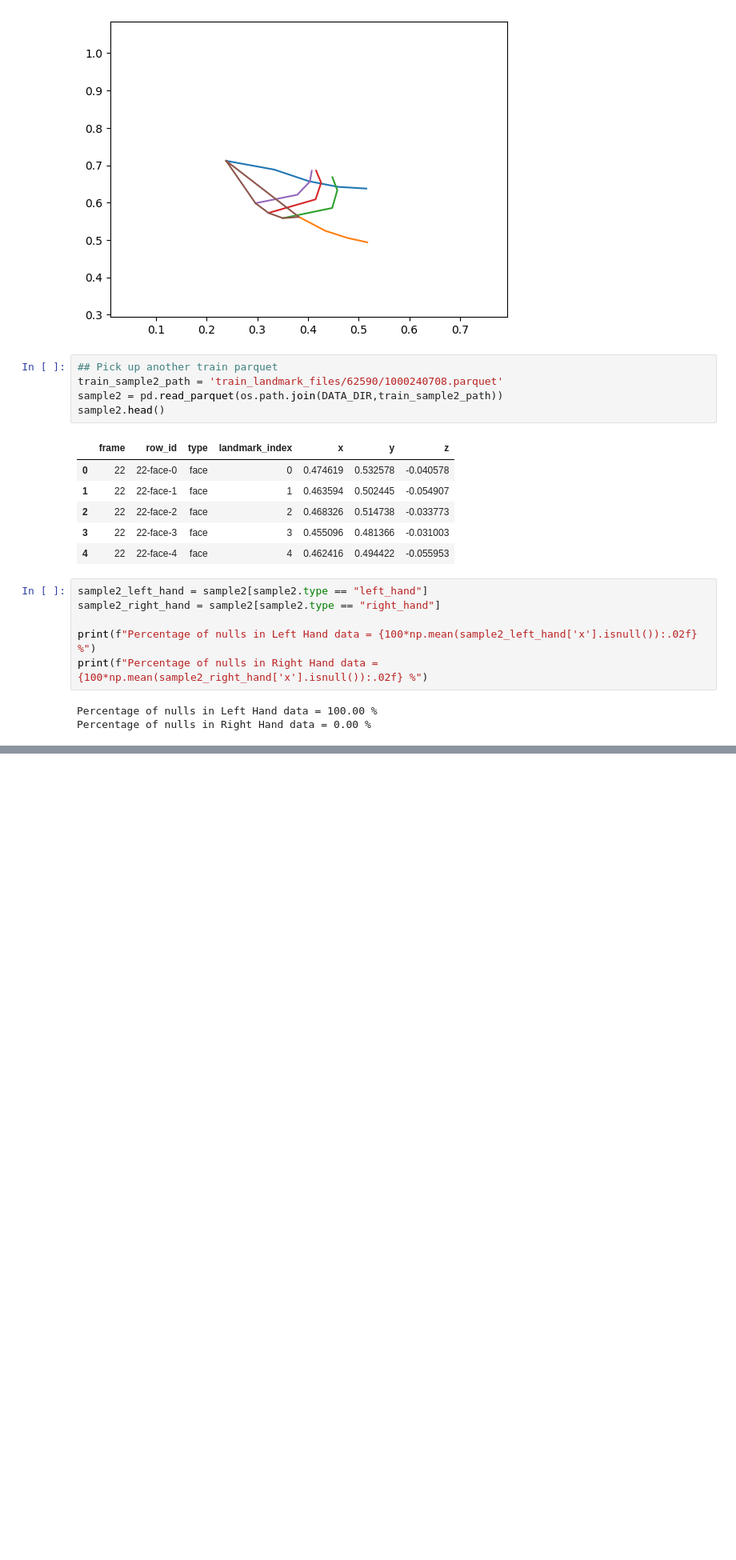
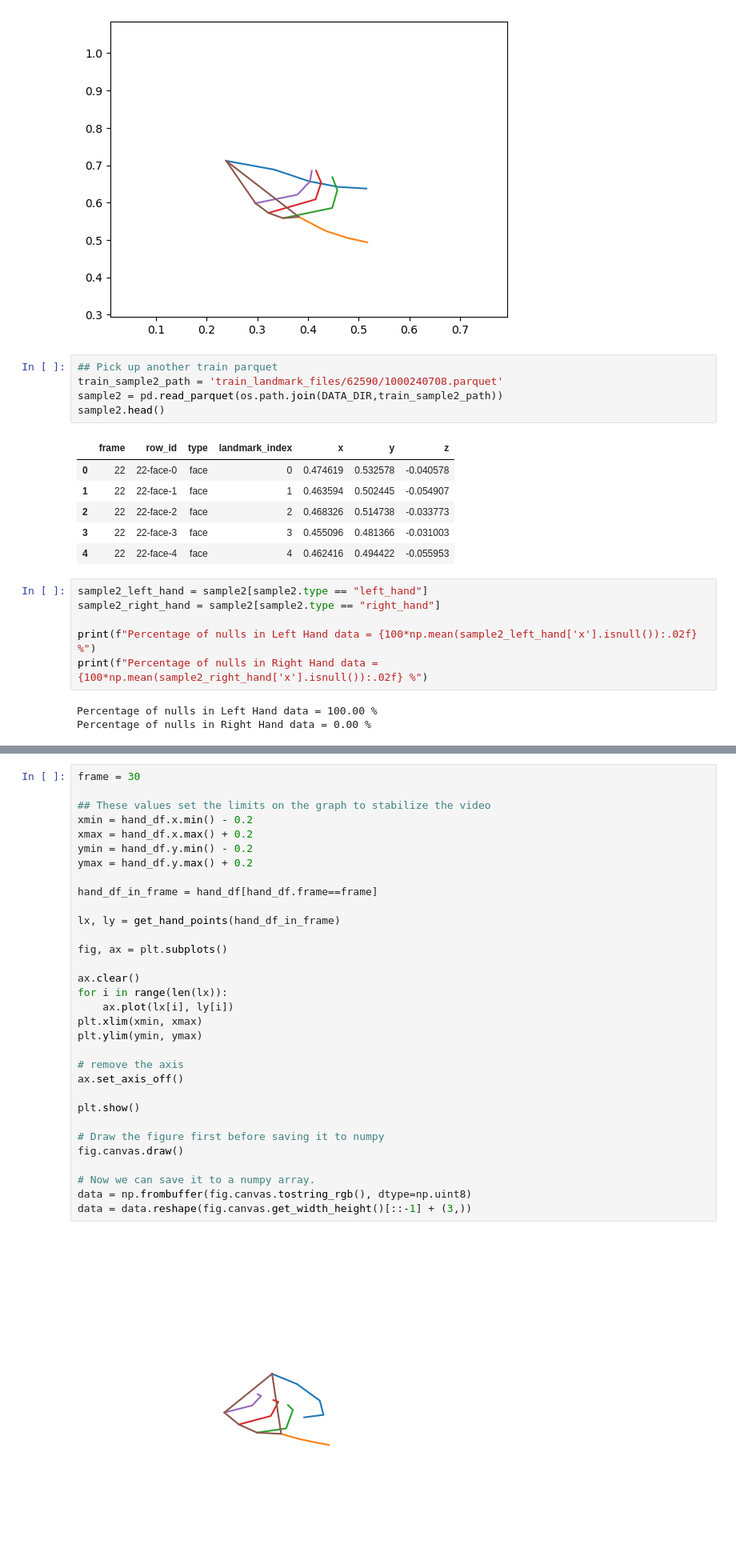
Before and after one commit to norifumi92/kaggle_competitions, a Jupyter notebook: data-processing-for-sign-language-data.ipynb, the cells around one changed output, grey strips where cells are left out. Shown at 80% size. Drawn from its saved outputs; the diff is of its cells as text; blank space fills up the shorter version.

Commit message:
extract single frame to numpy

```diff
--- a/data-processing-for-sign-language-data.ipynb
+++ b/data-processing-for-sign-language-data.ipynb
@@ -161 +178,35 @@ Frame size: 18
 [figure]
+# %%
+frame = 30
+
+## These values set the limits on the graph to stabilize the video
+xmin = hand_df.x.min() - 0.2
+xmax = hand_df.x.max() + 0.2
+ymin = hand_df.y.min() - 0.2
+ymax = hand_df.y.max() + 0.2
+
+hand_df_in_frame = hand_df[hand_df.frame==frame]
+
+lx, ly = get_hand_points(hand_df_in_frame)
+
+fig, ax = plt.subplots()
+
+ax.clear()
+for i in range(len(lx)):
+    ax.plot(lx[i], ly[i])
+plt.xlim(xmin, xmax)
+plt.ylim(ymin, ymax)
+
+# remove the axis
+ax.set_axis_off()
+
+plt.show()
+
+# Draw the figure first before saving it to numpy
+fig.canvas.draw()
+
+# Now we can save it to a numpy array.
+data = np.frombuffer(fig.canvas.tostring_rgb(), dtype=np.uint8)
+data = data.reshape(fig.canvas.get_width_height()[::-1] + (3,))
+# %% [output]
+[figure, added]
```
Also changed, not shown: parts of 4 cells of this notebook.
